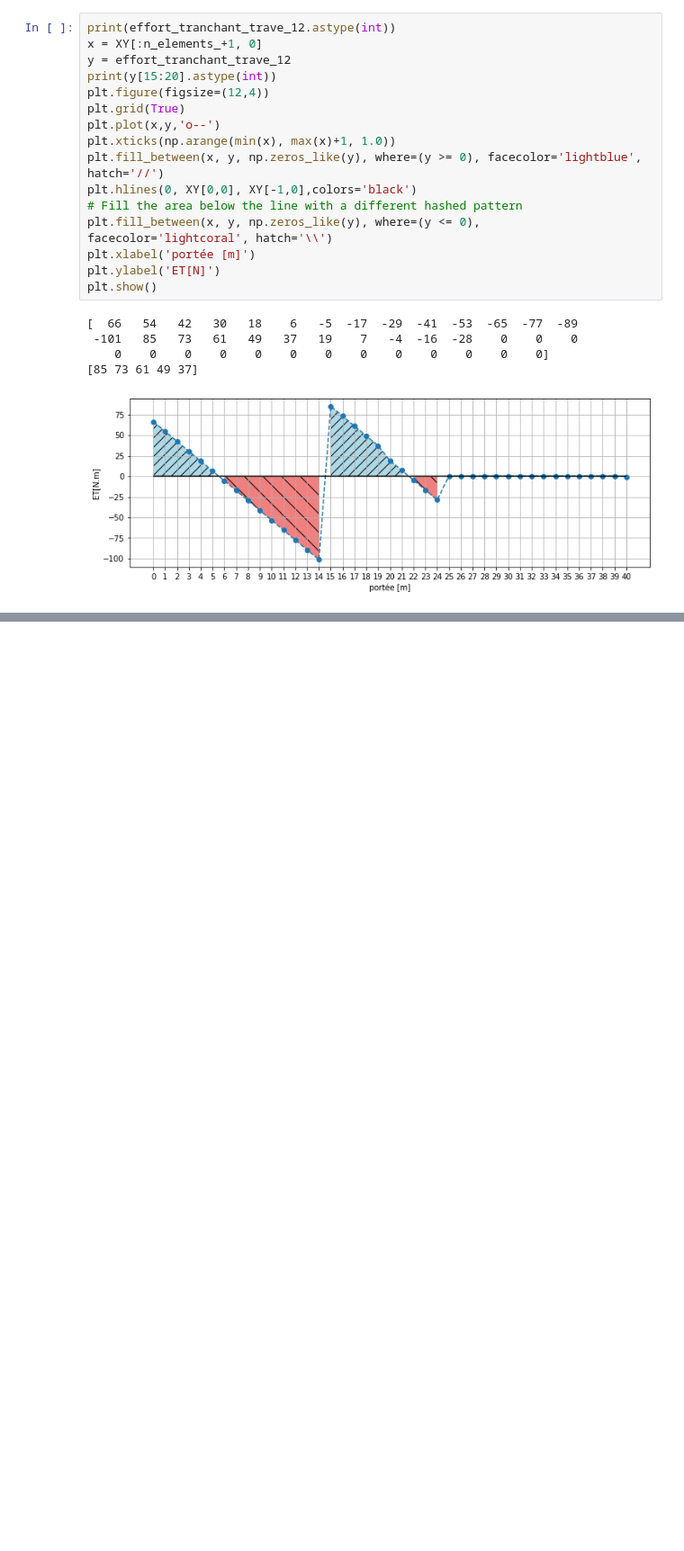
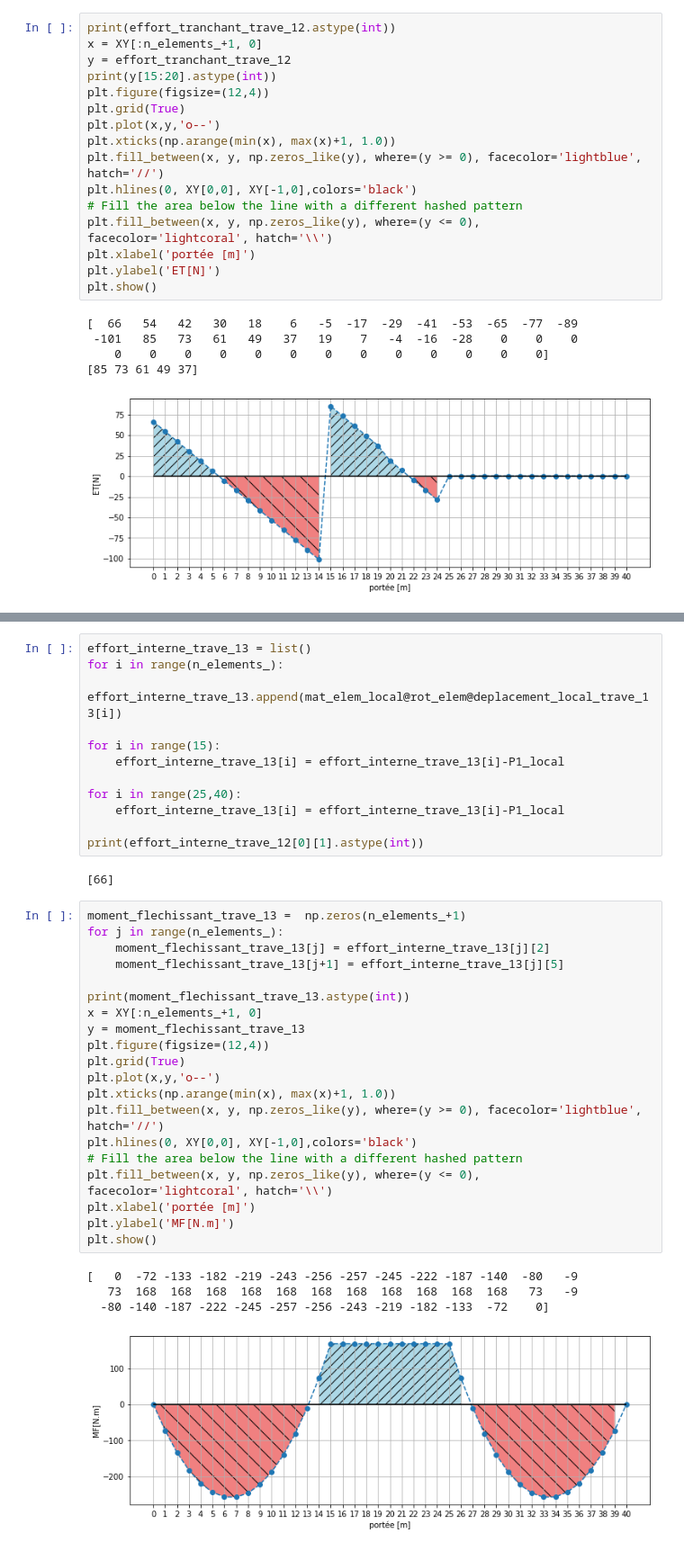
Before and after one commit to jacquetgottfried/cours_pont_aci, a Jupyter notebook: application_poutre_continue_discretise.ipynb, the cells around one changed output, grey strips where cells are left out. Shown at 90% size. Cells and saved outputs as stored; diff of their text form; blank space fills up the shorter version.

```diff
--- a/application_poutre_continue_discretise.ipynb
+++ b/application_poutre_continue_discretise.ipynb
@@ -411,0 +445,39 @@ plt.show()
+# %%
+effort_interne_trave_13 = list()
+for i in range(n_elements_):
+    effort_interne_trave_13.append(mat_elem_local@rot_elem@deplacement_local_trave_13[i])
+
+for i in range(15):
+    effort_interne_trave_13[i] = effort_interne_trave_13[i]-P1_local
+
+for i in range(25,40):
+    effort_interne_trave_13[i] = effort_interne_trave_13[i]-P1_local
+
+print(effort_interne_trave_12[0][1].astype(int))
+# %% [output]
+[66]
+# %%
+moment_flechissant_trave_13 =  np.zeros(n_elements_+1)
+for j in range(n_elements_):
+    moment_flechissant_trave_13[j] = effort_interne_trave_13[j][2]
+    moment_flechissant_trave_13[j+1] = effort_interne_trave_13[j][5]
+
+print(moment_flechissant_trave_13.astype(int))
+x = XY[:n_elements_+1, 0]
+y = moment_flechissant_trave_13
+plt.figure(figsize=(12,4))
+plt.grid(True)
+plt.plot(x,y,'o--')
+plt.xticks(np.arange(min(x), max(x)+1, 1.0))
+plt.fill_between(x, y, np.zeros_like(y), where=(y >= 0), facecolor='lightblue', hatch='//')
+plt.hlines(0, XY[0,0], XY[-1,0],colors='black')
+# Fill the area below the line with a different hashed pattern
+plt.fill_between(x, y, np.zeros_like(y), where=(y <= 0),  facecolor='lightcoral', hatch='\\')
+plt.xlabel('portée [m]')
+plt.ylabel('MF[N.m]')
+plt.show()
+# %% [output]
+[   0  -72 -133 -182 -219 -243 -256 -257 -245 -222 -187 -140  -80   -9
+   73  168  168  168  168  168  168  168  168  168  168  168   73   -9
+  -80 -140 -187 -222 -245 -257 -256 -243 -219 -182 -133  -72    0]
+[figure, added]
```
Also changed, not shown: parts of 11 cells of this notebook.
